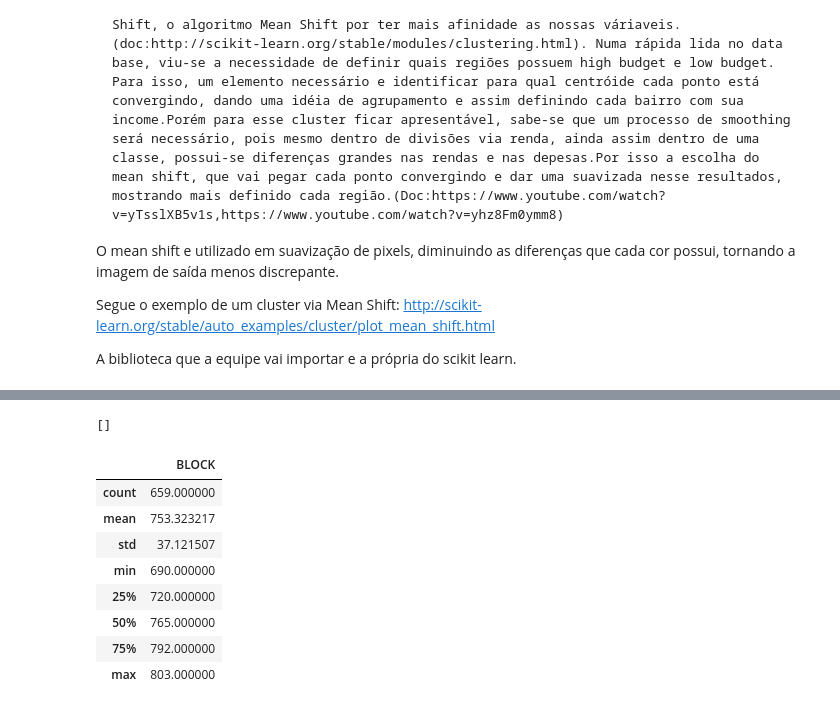
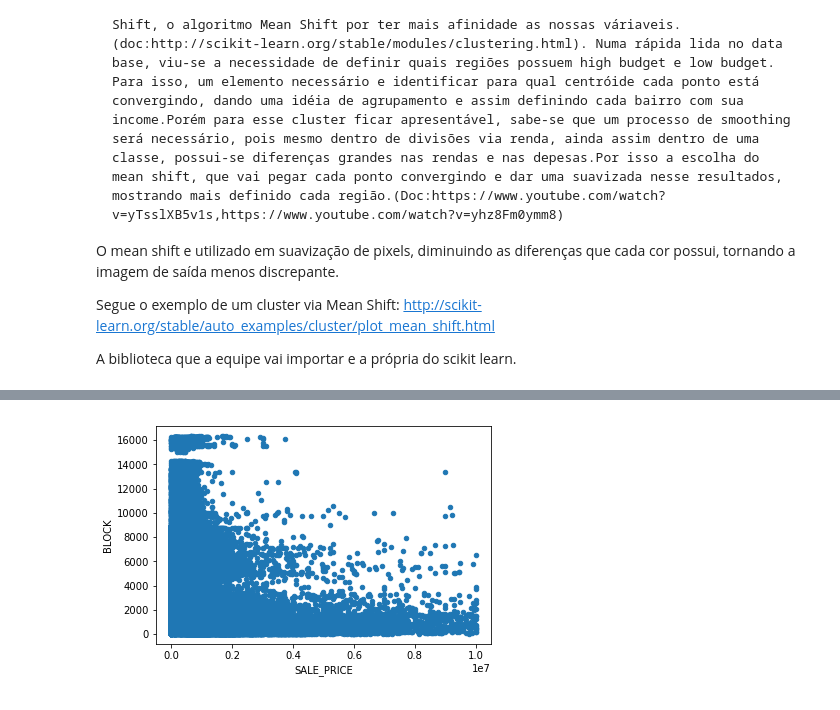
Before and after one commit to AntonioAndraues/Pj3_Ciencia_dos_Dados, a Jupyter notebook: Projeto+3+ (1).ipynb, the cells around one changed output, grey strips where cells are left out. Drawn from its saved outputs; the diff is of its cells as text; code cells hidden in the pictures.

```diff
--- a/Projeto+3+ (1).ipynb
+++ b/Projeto+3+ (1).ipynb
@@ -60,31 +67,34 @@ OverflowError: Python int too large to convert to C long
 n=4  #numeros de bairros
 bairros = dados2.NEIGHBORHOOD[~dados2.NEIGHBORHOOD.duplicated(keep='first')] #Nomes de todos os bairros uma unica vez
 primeirosB=bairros[:n] #primeiros 10 bairros para analize
 primeirosBairros=[] #colocando os nomes em uma lista
 for i in primeirosB:
     primeirosBairros.append(i)
 
 pp=[]
 Precos=[]         #pegando os precos para cada bairro
 for u in primeirosBairros:
     ppp=dados2.loc[dados2.NEIGHBORHOOD==u]
     pp.append(ppp)  #Serve para analizar cada bairro individualmente
     for c in range(0,len(ppp)):
         preco=ppp.SALE_PRICE
     Precos.append(preco)
+dados2.plot.scatter(x='SALE_PRICE',y='BLOCK',norm=1)
 
-#dd=pd.DataFrame(np.random.rand(len(preco), n),columns=[primeirosBairros]) #Gerado randomicamente so para teste
+dd=pd.DataFrame(Precos,columns=[primeirosBairros]) #Gerado randomicamente so para teste
 
 # Plot
 # fig, ax = plt.subplots()
 # ax.legend()
 
 # plt.show()
 
 # dd=pd.DataFrame(np.random.rand(len(preco), n),columns=[primeirosBairros]) #Gerado randomicamente so para teste
 # print(dd.max())
 
 # ax = dd.plot.scatter(x=primeirosBairros[0], y=primeirosBairros[0], color='DarkBlue', label=primeirosBairros[0]);
 # dd.plot.scatter(x=primeirosBairros[1], y=primeirosBairros[1], color='DarkGreen', label=primeirosBairros[1], ax=ax);
 
 # plt.show()
+# %% [output]
+[figure, added]
@@ -103,7 +115,3 @@ for u in primeirosBairros:
 # ax.set(xticks=range(len(Xuniques)), xticklabels=Xuniques,
 #        yticks=range(len(Yuniques)), yticklabels=Yuniques)
 # plt.show()
-# %%
-pp
-# %% [output]
-[]
@@ -114,12 +117,0 @@ headers = pp.pop(0)
-# %%
-headers.describe()
-# %% [output]
-|  | BLOCK |
-| count | 659.000000 |
-| mean | 753.323217 |
-| std | 37.121507 |
-| min | 690.000000 |
-| 25% | 720.000000 |
-| 50% | 765.000000 |
-| 75% | 792.000000 |
-| max | 803.000000 |
```
Also changed, not shown: parts of 11 cells of this notebook.
